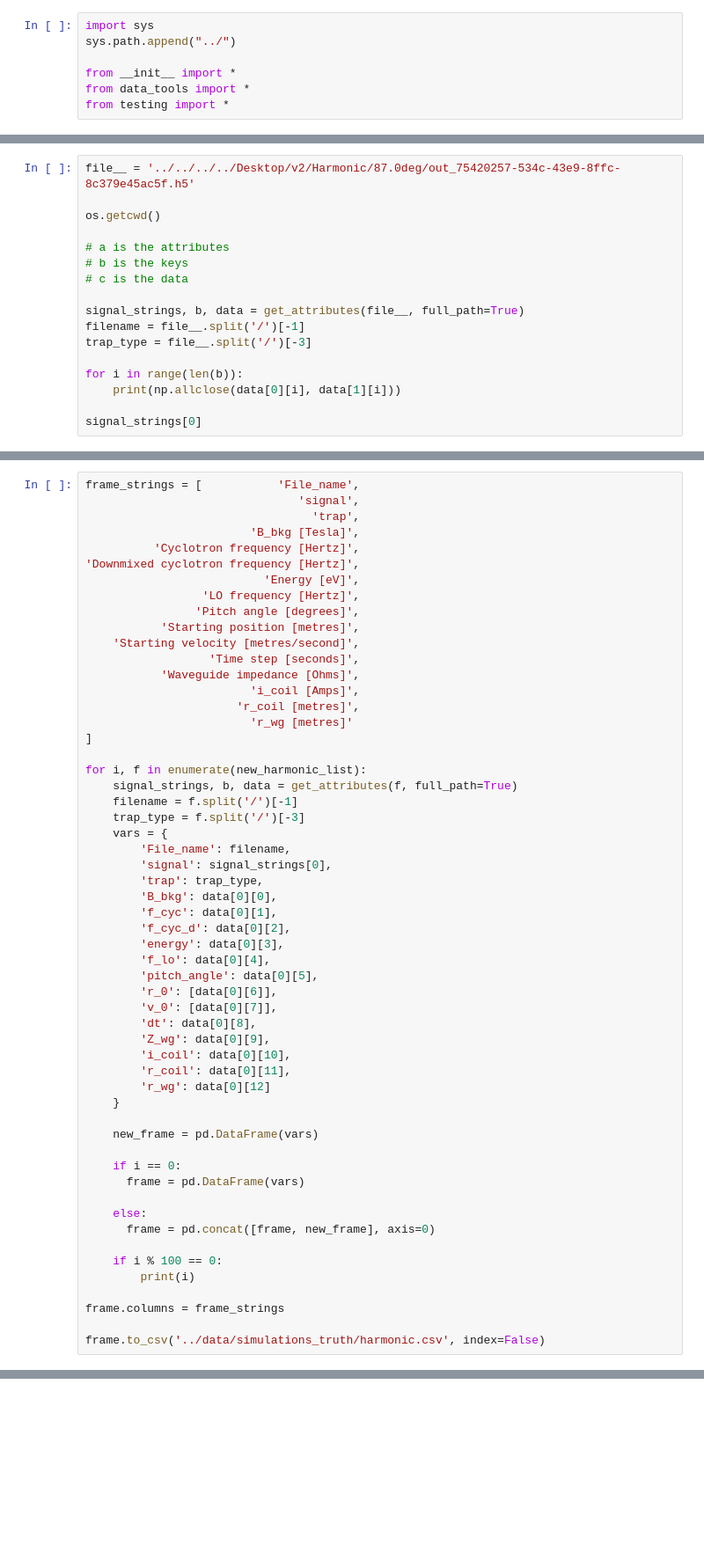
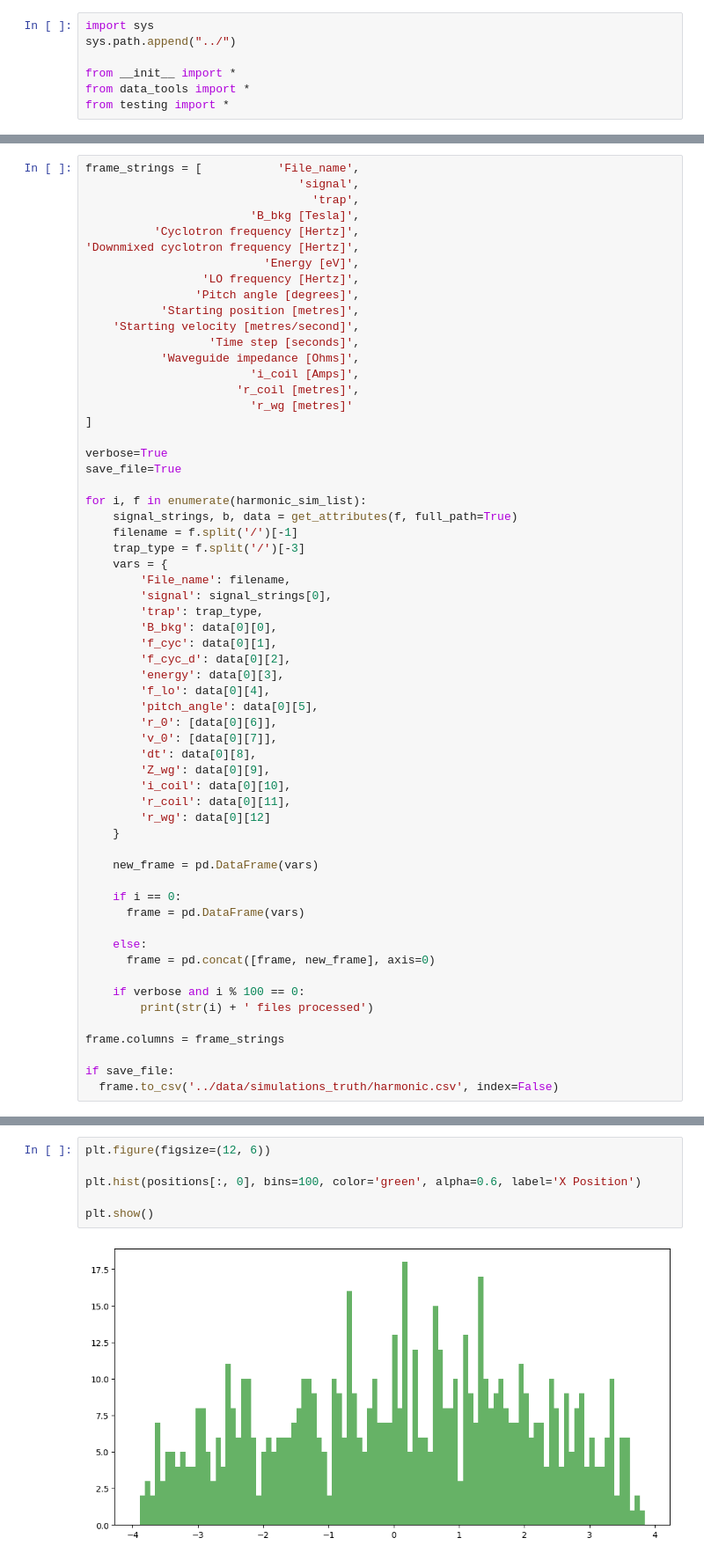
Before and after one commit to QTNM/PowerCutStats, a Jupyter notebook: examples/events info.ipynb, the cells around one changed output, grey strips where cells are left out. Shown: that part at 88% size. Drawn from its saved outputs; the diff is of its cells as text; blank space fills up the shorter version.

Commit message:
Add: Event Data Collation and Plotting

```diff
--- a/examples/events info.ipynb
+++ b/examples/events info.ipynb
@@ -38,17 +44,0 @@ print(new_harmonic_list)
-# %%
-file__ = '../../../../Desktop/v2/Harmonic/87.0deg/out_75420257-534c-43e9-8ffc-8c379e45ac5f.h5'
-
-os.getcwd()
-
-# a is the attributes
-# b is the keys
-# c is the data
-
-signal_strings, b, data = get_attributes(file__, full_path=True)
-filename = file__.split('/')[-1]
-trap_type = file__.split('/')[-3]
-
-for i in range(len(b)):
-    print(np.allclose(data[0][i], data[1][i]))
-
-signal_strings[0]
@@ -88,7 +72,10 @@ frame_strings = [           'File_name',
                         'r_wg [metres]'
 ]
 
-for i, f in enumerate(new_harmonic_list):
+verbose=True
+save_file=True
+
+for i, f in enumerate(harmonic_sim_list):
     signal_strings, b, data = get_attributes(f, full_path=True)
     filename = f.split('/')[-1]
     trap_type = f.split('/')[-3]
@@ -119,10 +106,11 @@ for i, f in enumerate(new_harmonic_list):
     else:
       frame = pd.concat([frame, new_frame], axis=0)
 
-    if i % 100 == 0:
-        print(i)
+    if verbose and i % 100 == 0:
+        print(str(i) + ' files processed')
 
 frame.columns = frame_strings
 
-frame.to_csv('../data/simulations_truth/harmonic.csv', index=False)
+if save_file:
+  frame.to_csv('../data/simulations_truth/harmonic.csv', index=False)
 # %% [output]
@@ -275,0 +284,8 @@ plt.show()
+# %%
+plt.figure(figsize=(12, 6))
+
+plt.hist(positions[:, 0], bins=100, color='green', alpha=0.6, label='X Position')
+
+plt.show()
+# %% [output]
+[figure, added]
```
Also changed, not shown: parts of 24 cells of this notebook, 2 other files.
